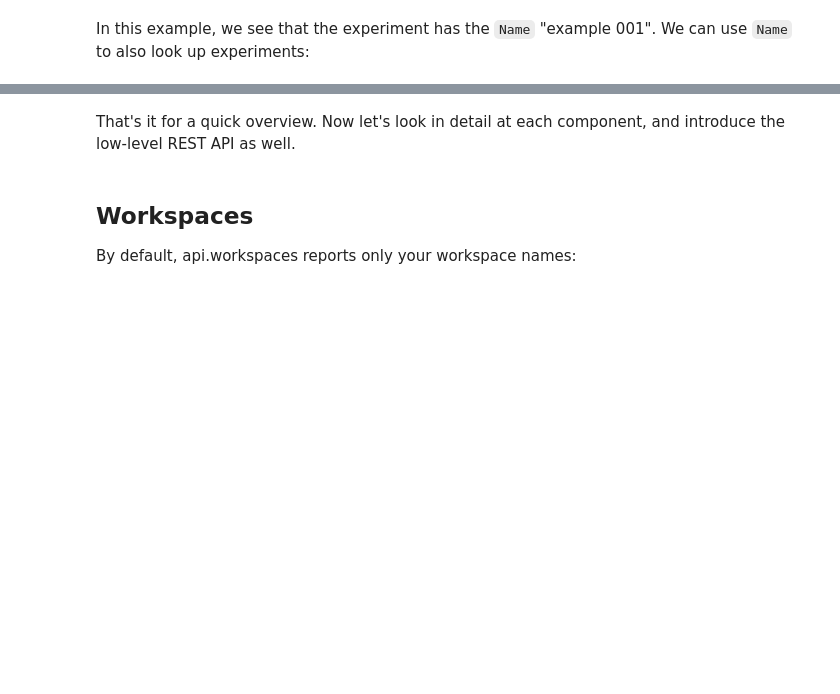
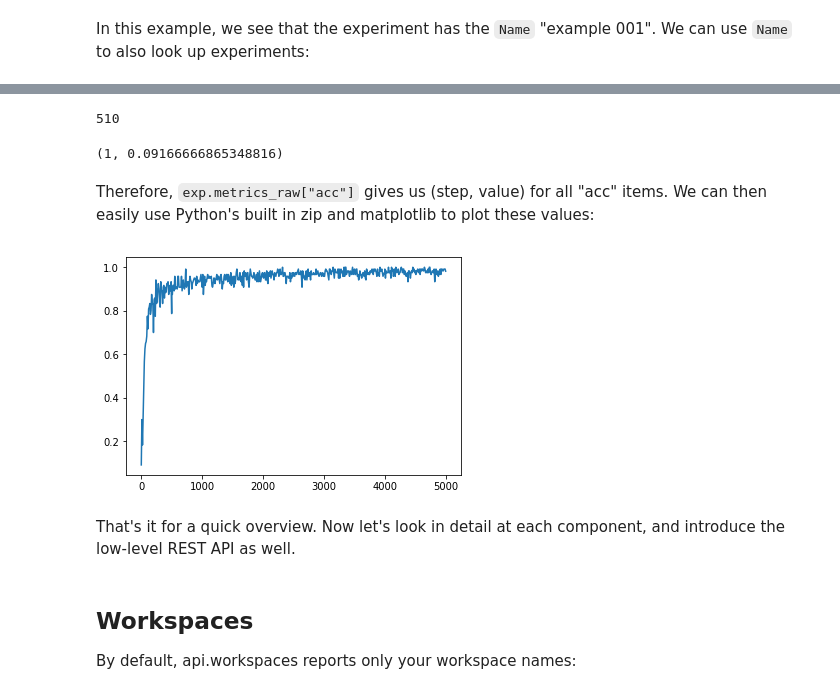
Before and after one commit to comet-ml/comet-examples, a Jupyter notebook: notebooks/Comet.ml REST API.ipynb, the cells around one changed output, grey strips where cells are left out. Saved outputs shown, nothing was run; the diff lists cells and outputs as text; code cells hidden in the pictures; blank space fills up the shorter version.

```diff
--- a/notebooks/Comet.ml REST API.ipynb
+++ b/notebooks/Comet.ml REST API.ipynb
@@ -125,0 +125,3 @@ api.workspaces["cometpublic/comet-notebooks/example 001"]
+# %%
+exp = api.workspaces["dsblank/keras/example 001"]
+exp
@@ -126,3 +151,21 @@ api.workspaces["cometpublic/comet-notebooks/example 001"]
+# %%
+acc_metrics = exp.metrics_raw["acc"]
+# %%
+len(acc_metrics)
+# %% [output]
+510
+# %%
+acc_metrics[0]
+# %% [output]
+(1, 0.09166666865348816)
+# %% [markdown]
+Therefore, `exp.metrics_raw["acc"]` gives us (step, value) for all "acc" items. We can then easily use Python's built in zip and matplotlib to plot these values:
+# %%
+steps, acc = zip(*acc_metrics)
+# %%
+plt.plot(steps, acc);
+# %% [output]
+[figure, added]
 # %% [markdown]
 That's it for a quick overview. Now let's look in detail at each component, and introduce the low-level REST API as well.
 # %% [markdown]
```
Also changed, not shown: parts of 43 cells of this notebook.
